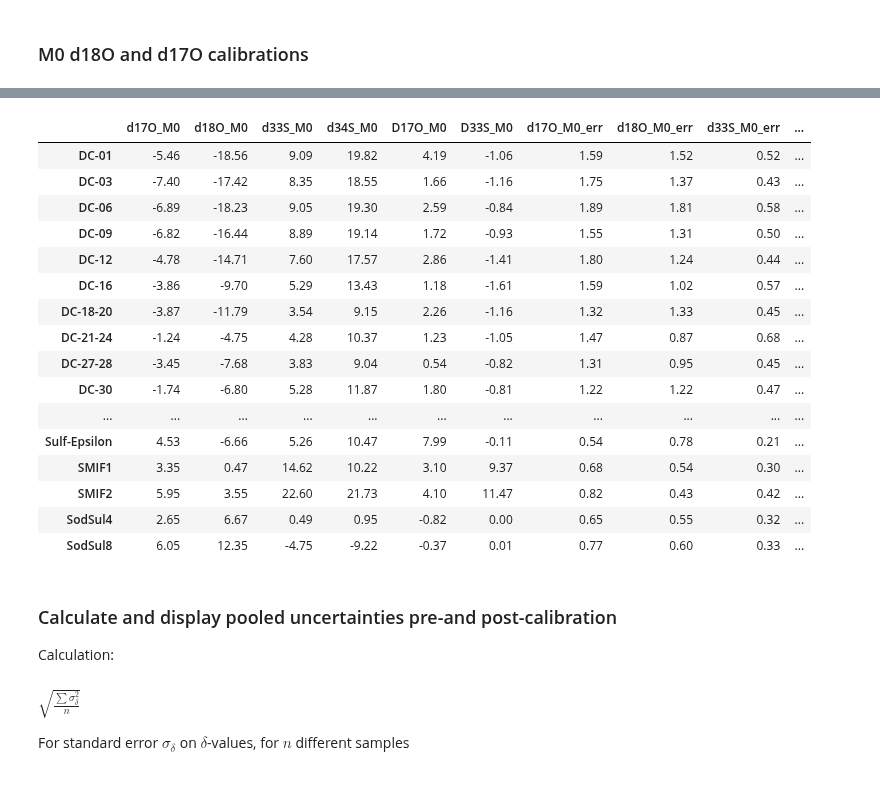
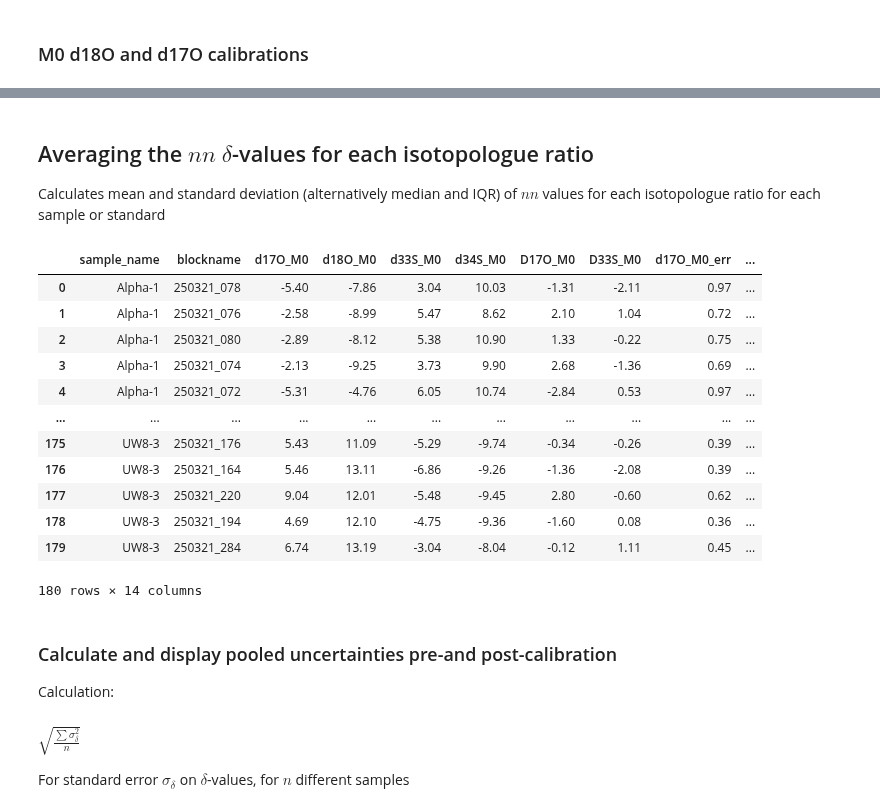
Before and after one commit to doc-past-team/Orbitrap, a Jupyter notebook: Calibrate-Orbitrap-SO4-M0.ipynb, the cells around one changed output, grey strips where cells are left out. Drawn from its saved outputs; the diff is of its cells as text; code cells hidden in the pictures; blank space fills up the shorter version.

```diff
--- a/Calibrate-Orbitrap-SO4-M0.ipynb
+++ b/Calibrate-Orbitrap-SO4-M0.ipynb
@@ -262,6 +246,8 @@ This avoids large uncertainties on calibration slope originating from the small
 # %%
 ref_fn=[fn for fn in os.listdir() if fn.startswith('references_')][-1]
 print('References file', ref_fn)
+
+standards = stds_stats.index
 
 refs = pd.read_excel(ref_fn,index_col='sample_name')/1e3
 refs = refs[refs.index.isin(stds_stats.index)].loc[standards]
@@ -277,13 +263,6 @@ for i,col in enumerate(cols):
     cols[i]=col
 refs.columns=cols
 
-refs15N=refs.copy()
-# remove USGS34 d15N value if only USGS35 and 34 present (see note above)
-if len(refs15N)==2:
-    if ('USGS34' in refs.index)&('USGS35' in refs.index):
-        refs15N.loc['USGS34','d15N']=np.nan
-        refs15N.loc['USGS34','err_d15N']=np.nan
-
 refs*1e3
 # %% [output]
 References file references_sulphate.xlsx
@@ -323,15 +301,14 @@ from sklearn.linear_model import LinearRegression
 import statsmodels.api as sm
 
 # INPUT number of bootstraps - use nn > 1000 for best results (calculation time c. 5ms per iteration per isotopologue)
-nn=1000
+nn=100
 
 # Prep calibrated samples dataframe
 # filter and order columns
-mean_columns=[col for col in data_merged.columns if (col.startswith(('mean')))]
+d_columns=[col for col in data_merged.columns if (col.startswith(('d')))]
 err_columns=[col for col in data_merged.columns if (col.startswith(('err')))]
-samples = data_merged.loc[:,mean_columns+err_columns]
+samples = data_merged.loc[:,d_columns+err_columns]
 
-# define calibration function
 def  calib_regression(x_data,y_data):
     x_vals=[]; y_vals=[];
     x_data_clean=pd.Series(x_data).dropna()
@@ -343,21 +320,33 @@ def  calib_regression(x_data,y_data):
     x_vals = np.array(x_vals).reshape(-1,1)
     y_vals = np.array(y_vals).reshape(-1,1)
 
-    if len(x_vals)>1.5:
+    if len(x_vals)>2.5:
+         # linear regression
+        reg = LinearRegression()
+        reg.fit(x_vals, y_vals)
+        slope=reg.coef_[0]
+        intercept=reg.intercept_
+        #  RMS residual
+        y_pred = slope * x_vals + intercept
+        residuals = y_vals - y_pred
+        rmse = np.sqrt(np.mean(residuals**2))
+    elif len(x_vals)>1.5:
         # linear regression
         reg = LinearRegression()
         reg.fit(x_vals, y_vals)
         slope=reg.coef_[0]
         intercept=reg.intercept_
+        rmse = np.nan
     else:
         # 1-point calibration - INPUT PRESCRIBED SLOPE HERE for all isotopologues, or below if specific values for each isotopologue
         slope=np.array([1.1])
         intercept=np.array([y_vals[0]-x_vals[0]*slope])
+        rmse = np.nan
 
-    return [slope, intercept]
+    return [slope, intercept, rmse]
 
 # results dataframes setup
-columns = [col[5:] for col in samples.columns if (col[5:] in ['d34S_M0','d33S_M0','d17O_M0','D17O_M0','d18O_M0'])]+['D17O_M0','D33S_M0']
+columns = [col for col in samples.columns if (col in ['d34S_M0','d33S_M0','d17O_M0','D17O_M0','d18O_M0'])]+['D17O_M0','D33S_M0']
 rows_sam = samples.index
 rows_std = stds_stats.index
 samples_cal=pd.DataFrame([[[] for _ in range(len(columns))] for _ in range(len(rows_sam))], columns=columns, index=rows_sam)
@@ -568,37 +796,40 @@ Mean slope d17O: 1.07
+# %% [markdown]
+## Averaging the $nn$ $\delta$-values for each isotopologue ratio
+Calculates mean and standard deviation (alternatively median and IQR) of $nn$ values for each isotopologue ratio for each sample or standard
 # %%
 def averaging(df):
     df2=pd.DataFrame(columns=[col for col in df.columns]+[col+'_err' for col in df.columns], index=df.index)
     for row in df.index:
         for col in df.columns:
             df2.loc[row,col] = np.mean(df.loc[row,col])
             df2.loc[row,col+'_err'] = np.std(df.loc[row,col])
             # df2.loc[row,col] = np.median(df.loc[row,col])
             # df2.loc[row,col+'_err'] = np.percentile(df.loc[row,col],75)-np.percentile(df.loc[row,col],25)
     return df2
 
 samples_cal_final=0; stds_cal_final=0;
 samples_cal_final =averaging(samples_cal)
 stds_cal_final = averaging(stds_cal)
 
-samples_cal_final*1e3
+samples['sample_name']=data_merged['sample_name']
+samples['blockname']=data_merged['blockname']
+samples_cal_final['sample_name']=data_merged['sample_name']
+samples_cal_final['blockname']=data_merged['blockname']
+pd.concat([samples_cal_final[['sample_name','blockname']],samples_cal_final[[col for col in samples_cal_final.columns if col not in ('blockname','sample_name')]] *1e3],axis=1)
 # %% [output]
-|  | d17O_M0 | d18O_M0 | d33S_M0 | d34S_M0 | D17O_M0 | D33S_M0 | d17O_M0_err | d18O_M0_err | d33S_M0_err | ... |
-| DC-01 | -5.46 | -18.56 | 9.09 | 19.82 | 4.19 | -1.06 | 1.59 | 1.52 | 0.52 | ... |
-| DC-03 | -7.40 | -17.42 | 8.35 | 18.55 | 1.66 | -1.16 | 1.75 | 1.37 | 0.43 | ... |
-| DC-06 | -6.89 | -18.23 | 9.05 | 19.30 | 2.59 | -0.84 | 1.89 | 1.81 | 0.58 | ... |
-| DC-09 | -6.82 | -16.44 | 8.89 | 19.14 | 1.72 | -0.93 | 1.55 | 1.31 | 0.50 | ... |
-| DC-12 | -4.78 | -14.71 | 7.60 | 17.57 | 2.86 | -1.41 | 1.80 | 1.24 | 0.44 | ... |
-| DC-16 | -3.86 | -9.70 | 5.29 | 13.43 | 1.18 | -1.61 | 1.59 | 1.02 | 0.57 | ... |
-| DC-18-20 | -3.87 | -11.79 | 3.54 | 9.15 | 2.26 | -1.16 | 1.32 | 1.33 | 0.45 | ... |
-| DC-21-24 | -1.24 | -4.75 | 4.28 | 10.37 | 1.23 | -1.05 | 1.47 | 0.87 | 0.68 | ... |
-| DC-27-28 | -3.45 | -7.68 | 3.83 | 9.04 | 0.54 | -0.82 | 1.31 | 0.95 | 0.45 | ... |
-| DC-30 | -1.74 | -6.80 | 5.28 | 11.87 | 1.80 | -0.81 | 1.22 | 1.22 | 0.47 | ... |
+|  | sample_name | blockname | d17O_M0 | d18O_M0 | d33S_M0 | d34S_M0 | D17O_M0 | D33S_M0 | d17O_M0_err | ... |
+| 0 | Alpha-1 | 250321_078 | -5.40 | -7.86 | 3.04 | 10.03 | -1.31 | -2.11 | 0.97 | ... |
+| 1 | Alpha-1 | 250321_076 | -2.58 | -8.99 | 5.47 | 8.62 | 2.10 | 1.04 | 0.72 | ... |
+| 2 | Alpha-1 | 250321_080 | -2.89 | -8.12 | 5.38 | 10.90 | 1.33 | -0.22 | 0.75 | ... |
+| 3 | Alpha-1 | 250321_074 | -2.13 | -9.25 | 3.73 | 9.90 | 2.68 | -1.36 | 0.69 | ... |
+| 4 | Alpha-1 | 250321_072 | -5.31 | -4.76 | 6.05 | 10.74 | -2.84 | 0.53 | 0.97 | ... |
 | ... | ... | ... | ... | ... | ... | ... | ... | ... | ... | ... |
-| Sulf-Epsilon | 4.53 | -6.66 | 5.26 | 10.47 | 7.99 | -0.11 | 0.54 | 0.78 | 0.21 | ... |
-| SMIF1 | 3.35 | 0.47 | 14.62 | 10.22 | 3.10 | 9.37 | 0.68 | 0.54 | 0.30 | ... |
-| SMIF2 | 5.95 | 3.55 | 22.60 | 21.73 | 4.10 | 11.47 | 0.82 | 0.43 | 0.42 | ... |
-| SodSul4 | 2.65 | 6.67 | 0.49 | 0.95 | -0.82 | 0.00 | 0.65 | 0.55 | 0.32 | ... |
-| SodSul8 | 6.05 | 12.35 | -4.75 | -9.22 | -0.37 | 0.01 | 0.77 | 0.60 | 0.33 | ... |
+| 175 | UW8-3 | 250321_176 | 5.43 | 11.09 | -5.29 | -9.74 | -0.34 | -0.26 | 0.39 | ... |
+| 176 | UW8-3 | 250321_164 | 5.46 | 13.11 | -6.86 | -9.26 | -1.36 | -2.08 | 0.39 | ... |
+| 177 | UW8-3 | 250321_220 | 9.04 | 12.01 | -5.48 | -9.45 | 2.80 | -0.60 | 0.62 | ... |
+| 178 | UW8-3 | 250321_194 | 4.69 | 12.10 | -4.75 | -9.36 | -1.60 | 0.08 | 0.36 | ... |
+| 179 | UW8-3 | 250321_284 | 6.74 | 13.19 | -3.04 | -8.04 | -0.12 | 1.11 | 0.45 | ... |
+180 rows × 14 columns
 # %% [markdown]
 ### Calculate and display pooled uncertainties pre-and post-calibration
 
```
Also changed, not shown: parts of 27 cells of this notebook, 4 other files.
